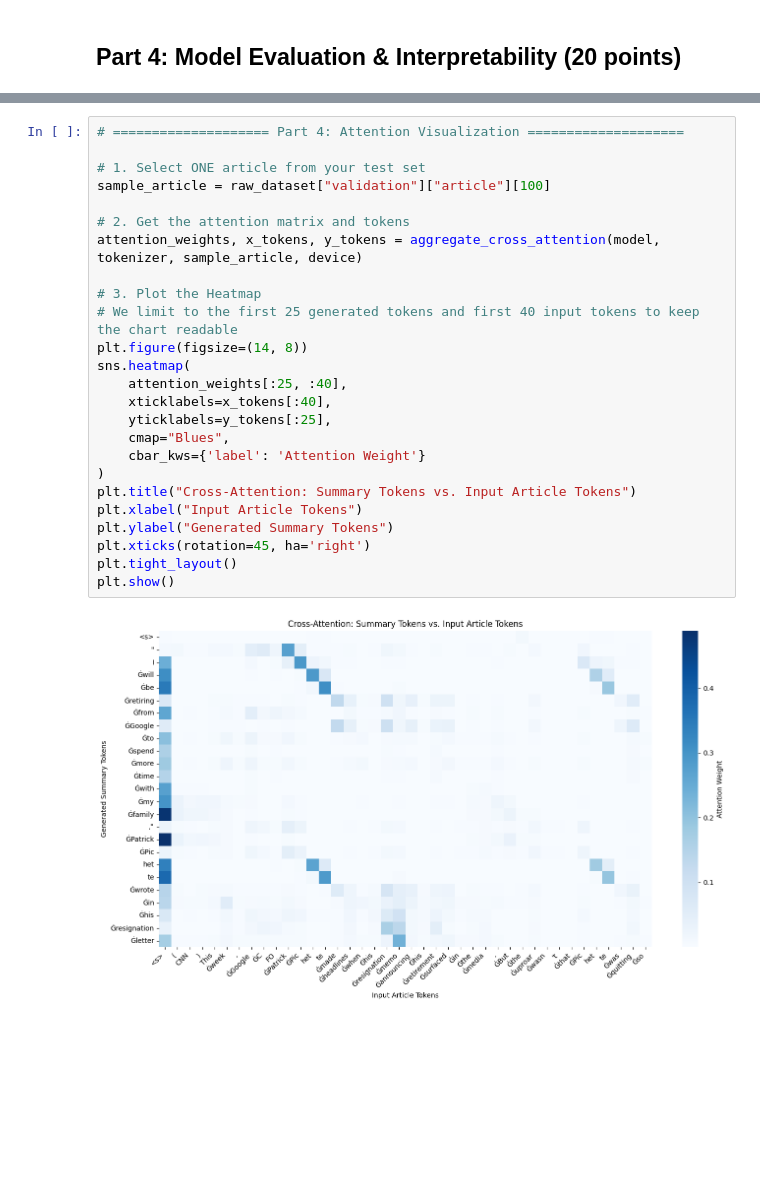
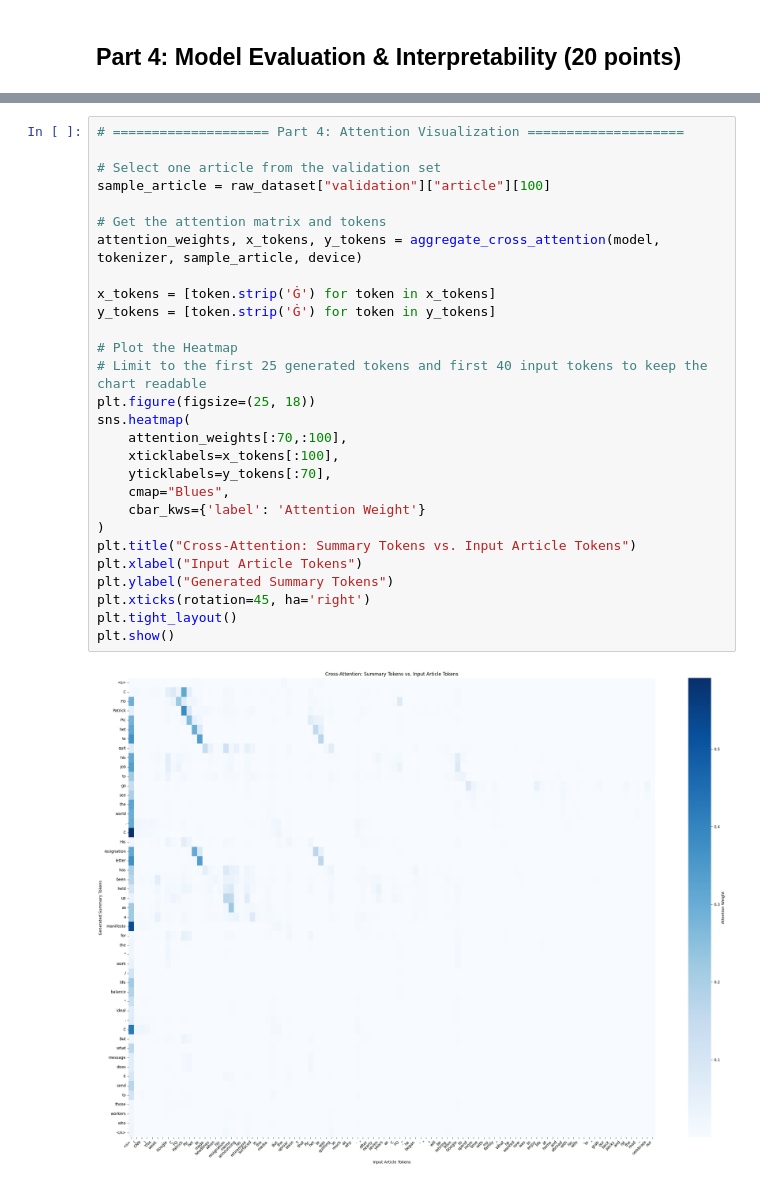
Before and after one commit to rcwaterman/DSE6212, a Jupyter notebook: Module 5/Week_5_Assignment_Seq2Seq_Attention(Studentversion)-1.ipynb, the cells around one changed output, grey strips where cells are left out. Saved outputs shown, nothing was run; the diff lists cells and outputs as text; blank space fills up the shorter version.

```diff
--- a/Module 5/Week_5_Assignment_Seq2Seq_Attention(Studentversion)-1.ipynb
+++ b/Module 5/Week_5_Assignment_Seq2Seq_Attention(Studentversion)-1.ipynb
@@ -372,27 +362,30 @@ def aggregate_cross_attention(model, tokenizer, text, device="cuda"):
 # %%
 # ==================== Part 4: Attention Visualization ====================
 
-# 1. Select ONE article from your test set
+# Select one article from the validation set
 sample_article = raw_dataset["validation"]["article"][100]
 
-# 2. Get the attention matrix and tokens
+# Get the attention matrix and tokens
 attention_weights, x_tokens, y_tokens = aggregate_cross_attention(model, tokenizer, sample_article, device)
 
-# 3. Plot the Heatmap
-# We limit to the first 25 generated tokens and first 40 input tokens to keep the chart readable
-plt.figure(figsize=(14, 8))
+x_tokens = [token.strip('Ġ') for token in x_tokens]
+y_tokens = [token.strip('Ġ') for token in y_tokens]
+
+# Plot the Heatmap
+# Limit to the first 25 generated tokens and first 40 input tokens to keep the chart readable
+plt.figure(figsize=(25, 18))
 sns.heatmap(
-    attention_weights[:25, :40],
-    xticklabels=x_tokens[:40],
-    yticklabels=y_tokens[:25],
+    attention_weights[:70,:100],
+    xticklabels=x_tokens[:100],
+    yticklabels=y_tokens[:70],
     cmap="Blues",
     cbar_kws={'label': 'Attention Weight'}
 )
 plt.title("Cross-Attention: Summary Tokens vs. Input Article Tokens")
 plt.xlabel("Input Article Tokens")
 plt.ylabel("Generated Summary Tokens")
 plt.xticks(rotation=45, ha='right')
 plt.tight_layout()
 plt.show()
 # %% [output]
-[figure, old version]
+[figure, new version]
```
Also changed, not shown: parts of 15 cells of this notebook.
